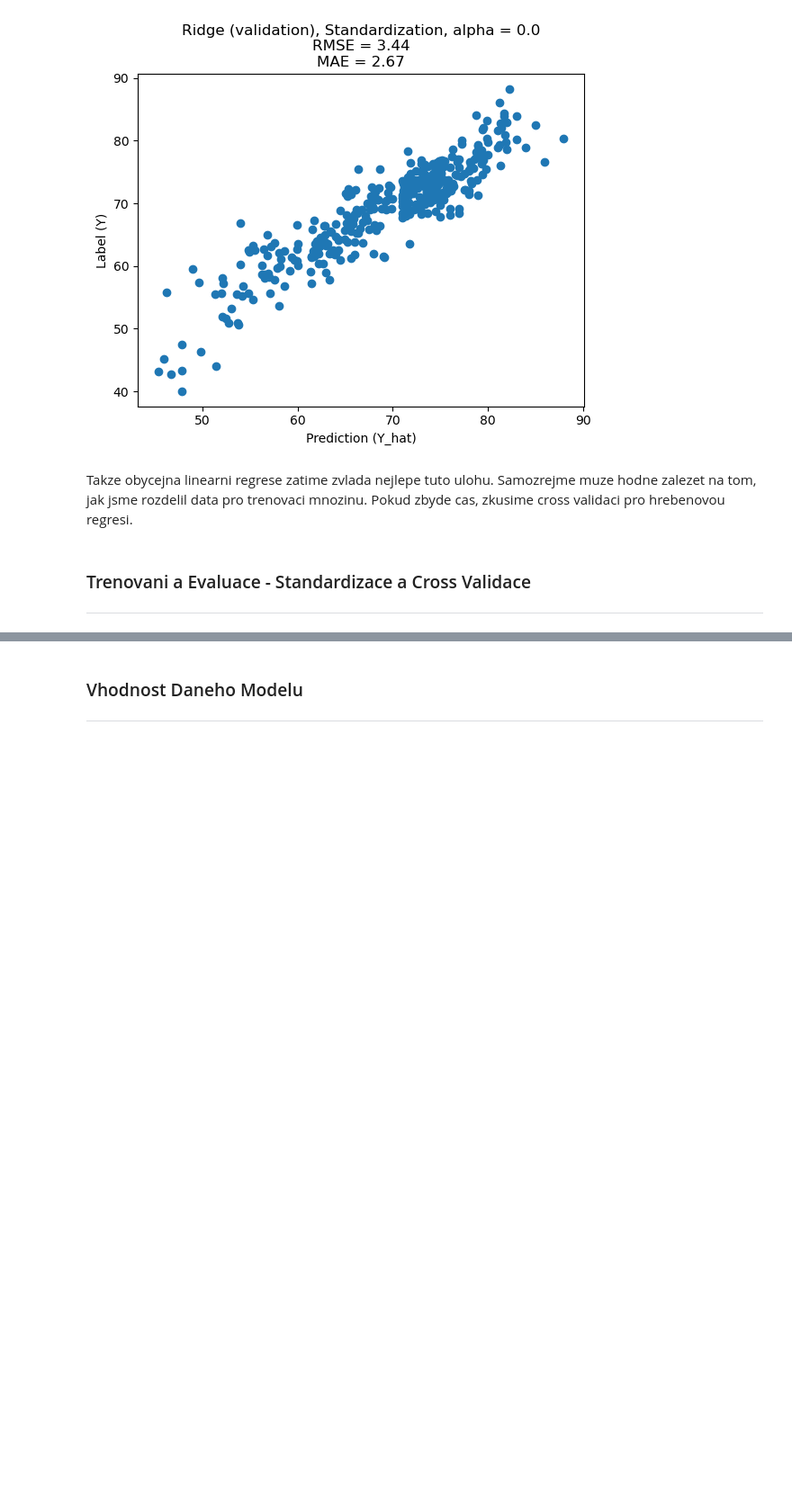
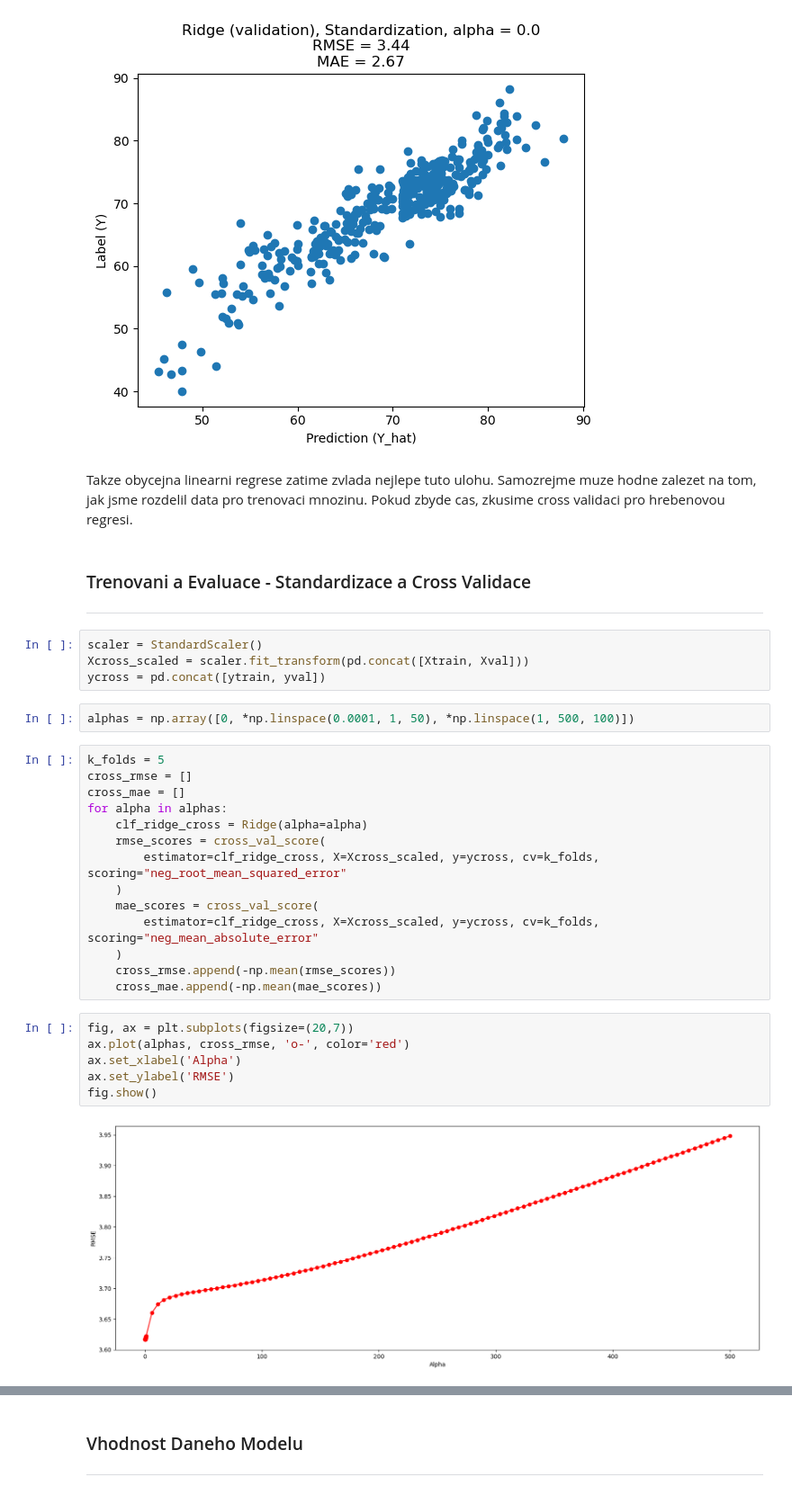
Before and after one commit to nickobard/Machine-Learning-I, a Jupyter notebook: 02/homework_02.ipynb, the cells around one changed output, grey strips where cells are left out. Shown at 90% size. Saved outputs shown, nothing was run; the diff lists cells and outputs as text; blank space fills up the shorter version.

```diff
--- a/02/homework_02.ipynb
+++ b/02/homework_02.ipynb
@@ -895,3 +897,31 @@ Samozrejme muze hodne zalezet na tom, jak jsme rozdelil data pro trenovaci mnozi
 # %% [markdown]
 ### Trenovani a Evaluace - Standardizace a Cross Validace
 ***
+# %%
+scaler = StandardScaler()
+Xcross_scaled = scaler.fit_transform(pd.concat([Xtrain, Xval]))
+ycross = pd.concat([ytrain, yval])
+# %%
+alphas = np.array([0, *np.linspace(0.0001, 1, 50), *np.linspace(1, 500, 100)])
+# %%
+k_folds = 5
+cross_rmse = []
+cross_mae = []
+for alpha in alphas:
+    clf_ridge_cross = Ridge(alpha=alpha)
+    rmse_scores = cross_val_score(
+        estimator=clf_ridge_cross, X=Xcross_scaled, y=ycross, cv=k_folds, scoring="neg_root_mean_squared_error"
+    )
+    mae_scores = cross_val_score(
+        estimator=clf_ridge_cross, X=Xcross_scaled, y=ycross, cv=k_folds, scoring="neg_mean_absolute_error"
+    )
+    cross_rmse.append(-np.mean(rmse_scores))
+    cross_mae.append(-np.mean(mae_scores))
+# %%
+fig, ax = plt.subplots(figsize=(20,7))
+ax.plot(alphas, cross_rmse, 'o-', color='red')
+ax.set_xlabel('Alpha')
+ax.set_ylabel('RMSE')
+fig.show()
+# %% [output]
+[figure, added]
```
Also changed, not shown: parts of 40 cells of this notebook.
